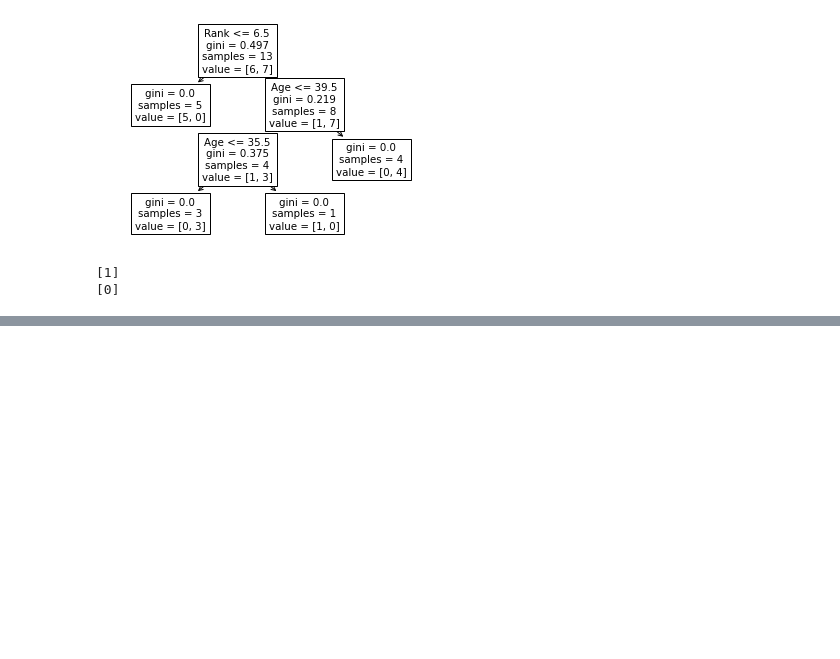
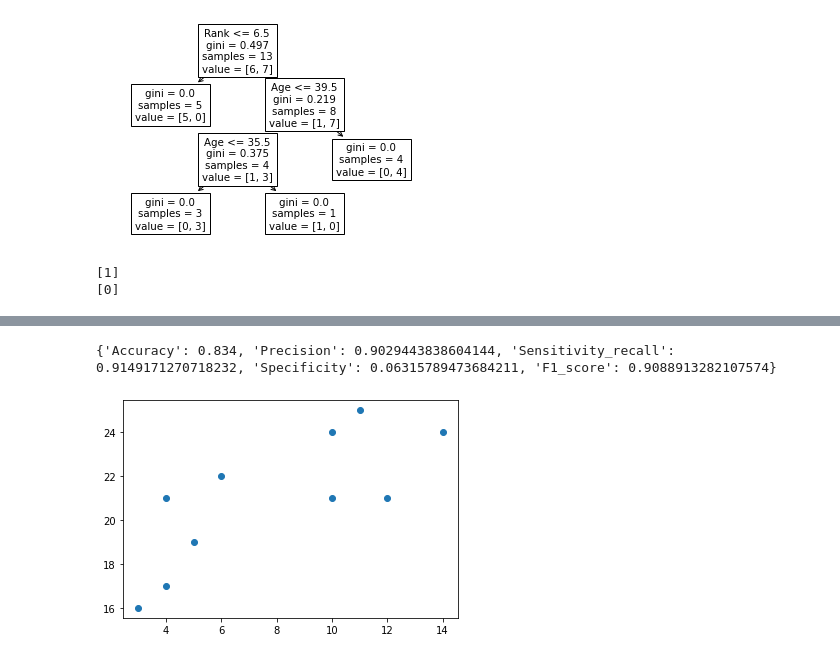
Before and after one commit to maryamsaeedi17/MachineLearning, a Jupyter notebook: 1-Introduction/4-W3school-machine-learning.ipynb, the cells around one changed output, grey strips where cells are left out. Saved outputs shown, nothing was run; the diff lists cells and outputs as text; code cells hidden in the pictures; blank space fills up the shorter version.

```diff
--- a/1-Introduction/4-W3school-machine-learning.ipynb
+++ b/1-Introduction/4-W3school-machine-learning.ipynb
@@ -367,0 +386,19 @@ print(dtree.predict([[40, 10, 6, 1]]))
+# %%
+Accuracy = metrics.accuracy_score(actual, predicted)
+Precision = metrics.precision_score(actual, predicted)
+Sensitivity_recall = metrics.recall_score(actual, predicted)
+Specificity = metrics.recall_score(actual, predicted, pos_label=0)
+F1_score = metrics.f1_score(actual, predicted)
+
+print({"Accuracy":Accuracy,"Precision":Precision,"Sensitivity_recall":Sensitivity_recall,"Specificity":Specificity,"F1_score":F1_score})
+# %% [output]
+{'Accuracy': 0.834, 'Precision': 0.9029443838604144, 'Sensitivity_recall': 0.9149171270718232, 'Specificity': 0.06315789473684211, 'F1_score': 0.9088913282107574}
+# %%
+#Hierarchical Clustering
+x15 = [4, 5, 10, 4, 3, 11, 14 , 6, 10, 12]
+y15 = [21, 19, 24, 17, 16, 25, 24, 22, 21, 21]
+
+plt.scatter(x15, y15)
+plt.show()
+# %% [output]
+[figure, added]
```
Also changed, not shown: parts of 7 cells of this notebook.
